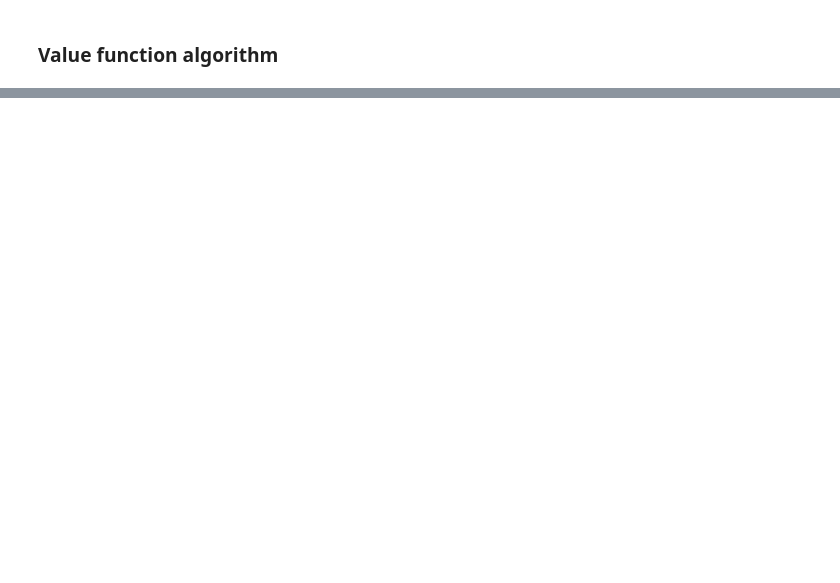
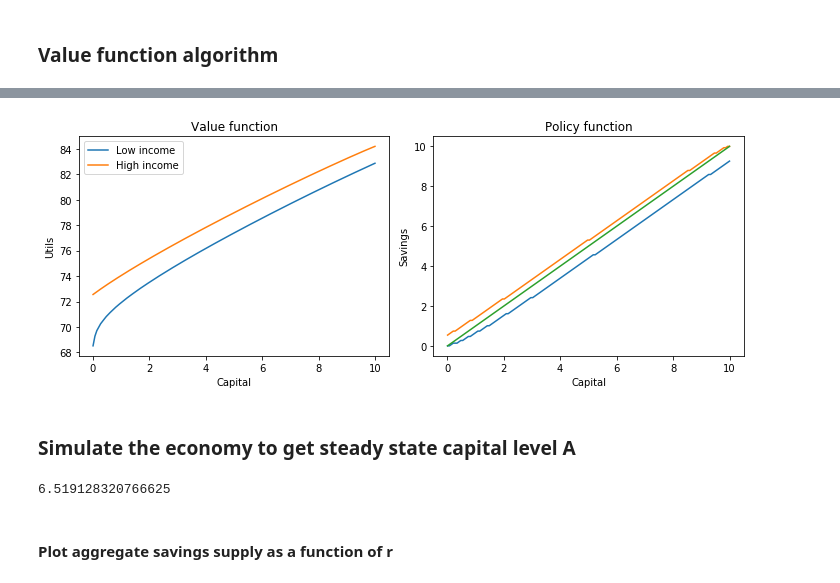
Before and after one commit to tpellet/411-3---Doepke, a Jupyter notebook: Pset 2/Problem Set 2 - 411-3.ipynb, the cells around one changed output, grey strips where cells are left out. Saved outputs shown, nothing was run; the diff lists cells and outputs as text; code cells hidden in the pictures; blank space fills up the shorter version.

```diff
--- a/Pset 2/Problem Set 2 - 411-3.ipynb
+++ b/Pset 2/Problem Set 2 - 411-3.ipynb
@@ -254,5 +218,5 @@ high value [3.88573697 3.86243326 3.83802015 3.81243305 3.78560102 3.7574459
 # %%
-N = 150
+N = 300
 alow = 0.01
 aup  = 10
 a = np.linspace(alow, aup, N)
@@ -263,6 +227,6 @@ r0 = mpk(kstar)
 K0 = K_D(r0)
 w0 = wage(kstar)
 
-%time maxindex, V, policy = ss_policy(r0, w0, a, Π, N)
+%time maxindex, V_notax, policy = ss_policy(r0, w0, a, Π, N)
 # %% [output]
 convergence in 561  iterations!
@@ -270,0 +235,17 @@ Wall time: 1.18 s
+# %%
+_, (ax1, ax2) = plt.subplots(1, 2, figsize=(10, 4))
+ax1.set_title('Value function')
+ax2.set_title('Policy function')
+ax1.plot(a[:N], V_notax[:N], label="Low income")
+ax1.plot(a[:N], V_notax[N:], label ="High income")
+ax2.plot(a[:N], a[maxindex[:N]])
+ax2.plot(a[N:], a[maxindex[N:]])
+ax2.plot(a[N:], a[N:])
+ax1.legend()
+ax1.set(xlabel="Capital", ylabel="Utils")
+ax2.set(xlabel="Capital", ylabel="Savings")
+plt.tight_layout()
+# %% [output]
+[figure, added]
+# %% [markdown]
+### Simulate the economy to get steady state capital level A
@@ -270,0 +285,8 @@ Wall time: 1.18 s
+# %%
+indexstart = np.argmin(np.abs(a[:N] - kstar))
+A = montecarlo_means(a, policy, indexstart, 0, 1_000_000, 10_000)
+print(A)
+# %% [output]
+6.519128320766625
+# %% [markdown]
+#### Plot aggregate savings supply as a function of r
```
Also changed, not shown: parts of 50 cells of this notebook, 1 other file.
